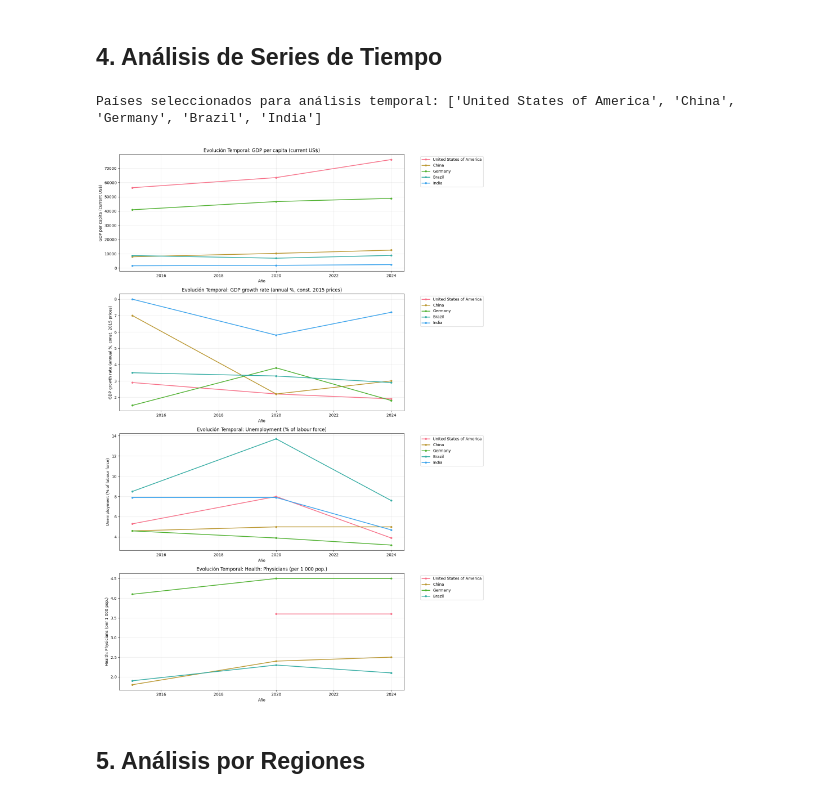
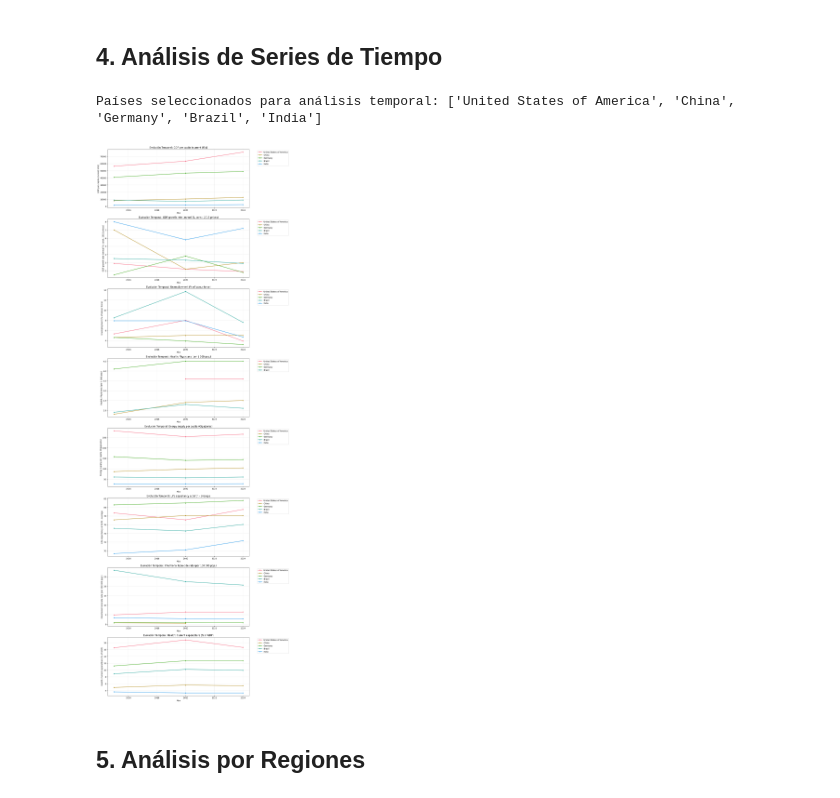
Before and after one commit to Kenji721/UN_data_Analysis, a Jupyter notebook: notebooks/2.EDA_general.ipynb, the cells around one changed output. Drawn from its saved outputs; the diff is of its cells as text; code cells hidden in the pictures.

```diff
--- a/notebooks/2.EDA_general.ipynb
+++ b/notebooks/2.EDA_general.ipynb
@@ -52,3 +52,6 @@ Descriptive Statistics for Numerical Variables:
 | 75% | 2024.000000 | 112.000000 | 6107.000000 | 155.000000 | 18.000000 | ... |
 | max | 2024.000000 | 220.000000 | 818822.000000 | 93584.000000 | 75.600000 | ... |
 8 rows × 74 columns
+# %%
+df_merged["Life expectancy at birth - average"] = (df_merged["Life expectancy at birth - Female (years)"] + df_merged["Life expectancy at birth - Male (years)"])/2
+df_merged.head()
@@ -114,15 +125,16 @@ plt.show()
 ## 2. Análisis de Variables Numéricas - Distribuciones
 # %%
 # Seleccionar variables económicas clave para análisis detallado
+
 key_economic_vars = [
     "GDP per capita (current US$)",
     "GDP growth rate (annual %, const. 2015 prices)",
     "Unemployment (% of labour force)",
     "Health: Physicians (per 1 000 pop.)",
     "Energy supply per capita (Gigajoules)",
-    "Life expectancy at birth - Female (years)",
-    "Life expectancy at birth - Male (years)",
-    ""
+    "Life expectancy at birth - average",
+    "Intentional homicide rate (per 100 000 pop.)",
+    "Health: Current expenditure (% of GDP)"
 ]
 
 print("Key Variables to Analyze")
@@ -351,40 +364,34 @@ Economy: Agriculture (% of Gross Value Added) ↔ Employment in industry (% of e
 # Seleccionar algunos países representativos y variables importantes
 sample_countries = ['United States of America', 'China', 'Germany', 'Brazil', 'India']
 available_countries = [country for country in sample_countries if country in df_merged['Country'].values]
 
-if not available_countries:
-    # Si no están disponibles esos países, tomar los primeros 5 con más datos
-    country_counts = df_merged['Country'].value_counts()
-    available_countries = country_counts.head(5).index.tolist()
-
 print(f"Países seleccionados para análisis temporal: {available_countries}")
 
-# Variables para análisis temporal (usar las primeras disponibles)
-time_vars = key_economic_vars[:4] if len(key_economic_vars) >= 4 else key_economic_vars
+time_vars = key_economic_vars[:8] if len(key_economic_vars) >= 8 else key_economic_vars
 
 fig, axes = plt.subplots(len(time_vars), 1, figsize=(14, 5*len(time_vars)))
 if len(time_vars) == 1:
     axes = [axes]
 
 for i, var in enumerate(time_vars):
     for country in available_countries:
         country_data = df_merged[(df_merged['Country'] == country) &
                                 (df_merged[var].notna())].sort_values('Year')
 
         if len(country_data) > 1:  # Solo si hay al menos 2 puntos de datos
             axes[i].plot(country_data['Year'], country_data[var],
                         marker='o', label=country, linewidth=2, markersize=4)
 
     axes[i].set_title(f'Evolución Temporal: {var}', fontsize=12)
     axes[i].set_xlabel('Año')
     axes[i].set_ylabel(var)
     axes[i].legend(bbox_to_anchor=(1.05, 1), loc='upper left')
     axes[i].grid(True, alpha=0.3)
 
 plt.tight_layout()
 plt.show()
 # %% [output]
 Países seleccionados para análisis temporal: ['United States of America', 'China', 'Germany', 'Brazil', 'India']
-[figure, old version]
+[figure, new version]
 # %% [markdown]
 ## 5. Análisis por Regiones
```
Also changed, not shown: parts of 13 cells of this notebook.
